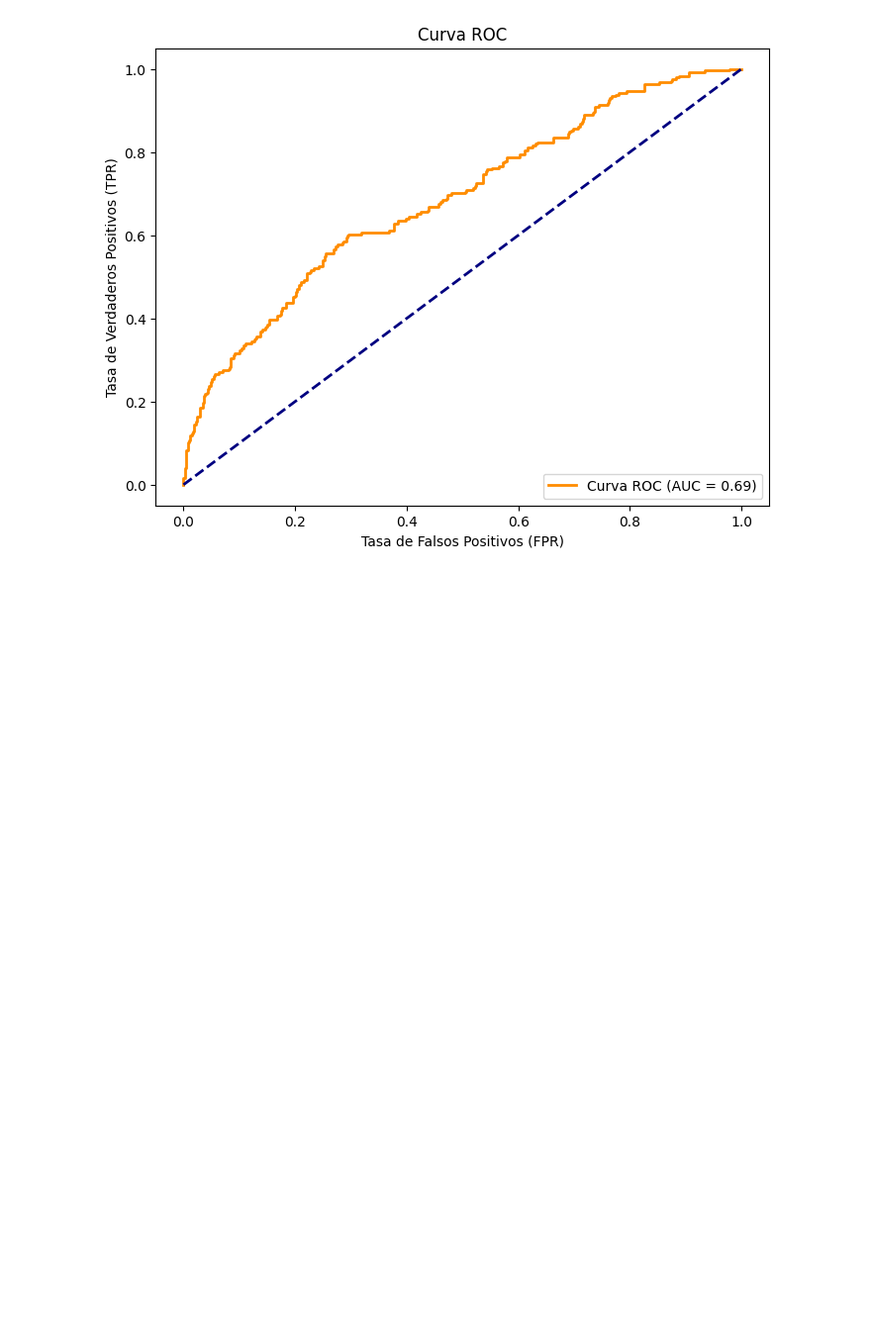
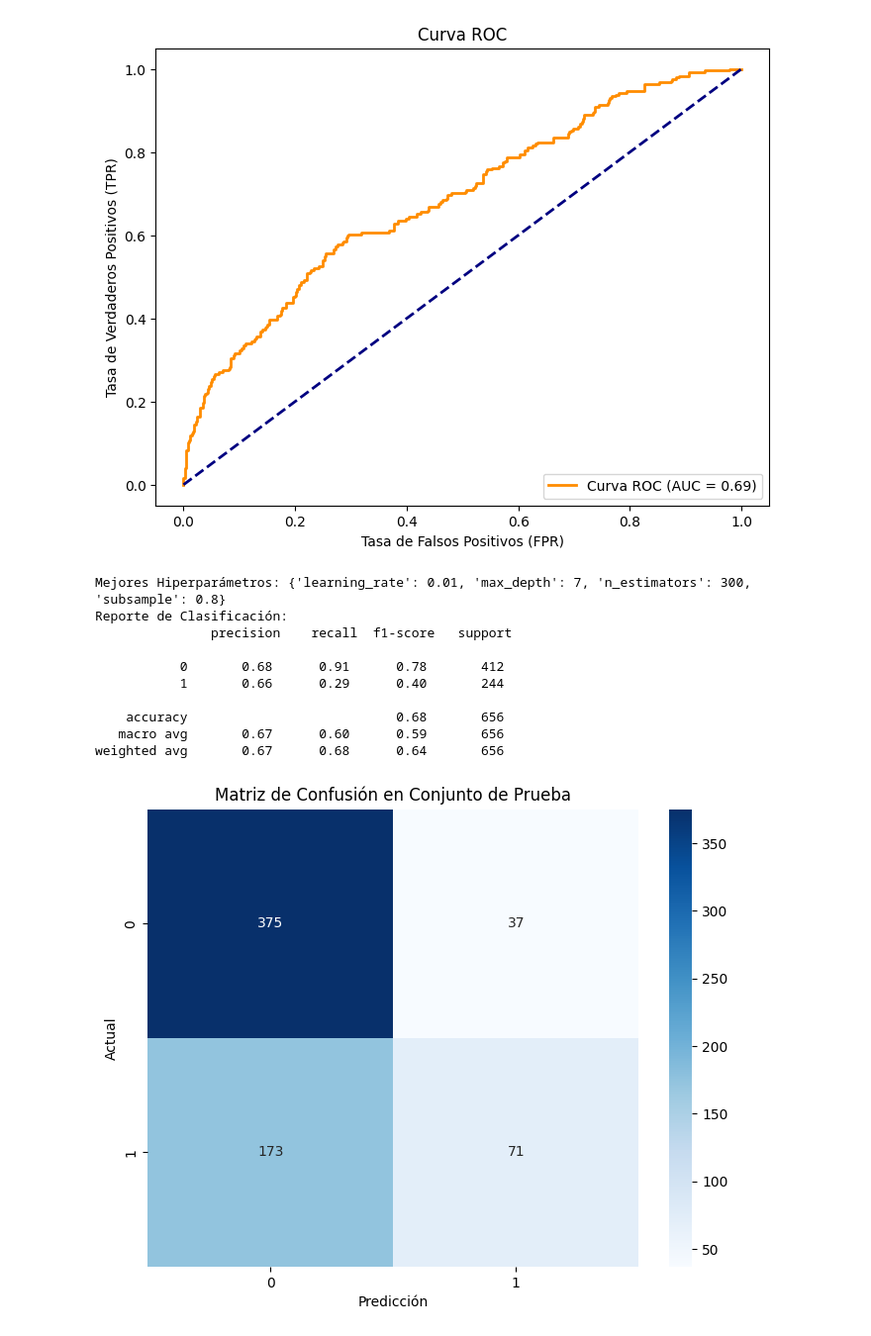
Before and after one commit to varofr/proyecto_inferencia, a Jupyter notebook: 2DO_ENTREGABLE.ipynb, the cells around one changed output. Shown: that part at 99% size. Cells and saved outputs as stored; diff of their text form; code cells hidden in the pictures; blank space fills up the shorter version.

Commit message:
xgboost prueba 1

```diff
--- a/2DO_ENTREGABLE.ipynb
+++ b/2DO_ENTREGABLE.ipynb
@@ -232,3 +232,80 @@ Reporte de Clasificación:
 weighted avg       0.68      0.68      0.65       656
 [figure]
 [figure]
+# %%
+import pandas as pd
+from xgboost import XGBClassifier
+from sklearn.model_selection import train_test_split, GridSearchCV
+from sklearn.metrics import classification_report, confusion_matrix, roc_curve, auc
+import matplotlib.pyplot as plt
+import seaborn as sns
+
+# División de los Datos
+X = df.drop(columns=['Potability'])
+y = df['Potability']
+
+# Dividir el conjunto de datos en entrenamiento y prueba
+X_train, X_test, y_train, y_test = train_test_split(X, y, test_size=0.2, random_state=42)
+
+# Configuración de los Hiperparámetros para GridSearchCV
+param_grid = {
+    'n_estimators': [100, 200, 300],    # Número de árboles
+    'max_depth': [3, 5, 7],             # Profundidad máxima de cada árbol
+    'learning_rate': [0.01, 0.1, 0.2],  # Tasa de aprendizaje
+    'subsample': [0.8, 1.0]             # Fracción de muestras usadas en cada árbol
+}
+
+# Configurar GridSearchCV para optimizar AUC
+grid_search = GridSearchCV(estimator=XGBClassifier(eval_metric='logloss', random_state=42),
+                           param_grid=param_grid,
+                           cv=5,
+                           scoring='roc_auc')
+grid_search.fit(X_train, y_train)
+
+# Obtener el mejor modelo y sus hiperparámetros
+best_xgb_model = grid_search.best_estimator_
+print("Mejores Hiperparámetros:", grid_search.best_params_)
+
+# Entrenamiento del Mejor Modelo
+best_xgb_model.fit(X_train, y_train)
+
+# Evaluación del Modelo en el Conjunto de Prueba
+# Realizar predicciones y calcular las probabilidades de la clase positiva
+y_pred = best_xgb_model.predict(X_test)
+y_pred_proba = best_xgb_model.predict_proba(X_test)[:, 1]
+
+# Reporte de Clasificación
+print("Reporte de Clasificación:\n", classification_report(y_test, y_pred))
+
+# Matriz de Confusión
+plt.figure(figsize=(8, 6))
+sns.heatmap(confusion_matrix(y_test, y_pred), annot=True, fmt="d", cmap="Blues")
+plt.xlabel("Predicción")
+plt.ylabel("Actual")
+plt.title("Matriz de Confusión en Conjunto de Prueba")
+plt.show()
+
+# Curva ROC y AUC
+fpr, tpr, _ = roc_curve(y_test, y_pred_proba)
+roc_auc = auc(fpr, tpr)
+
+plt.figure(figsize=(8, 6))
+plt.plot(fpr, tpr, color='darkorange', lw=2, label='Curva ROC (AUC = %0.2f)' % roc_auc)
+plt.plot([0, 1], [0, 1], color='navy', lw=2, linestyle='--')
+plt.xlabel('Tasa de Falsos Positivos (FPR)')
+plt.ylabel('Tasa de Verdaderos Positivos (TPR)')
+plt.title('Curva ROC')
+plt.legend(loc="lower right")
+plt.show()
+# %% [output]
+Mejores Hiperparámetros: {'learning_rate': 0.01, 'max_depth': 7, 'n_estimators': 300, 'subsample': 0.8}
+Reporte de Clasificación:
+               precision    recall  f1-score   support
+
+           0       0.68      0.91      0.78       412
+           1       0.66      0.29      0.40       244
+
+    accuracy                           0.68       656
+   macro avg       0.67      0.60      0.59       656
+weighted avg       0.67      0.68      0.64       656
+[figure, added]
```
Also changed, not shown: parts of 1 cell of this notebook.
